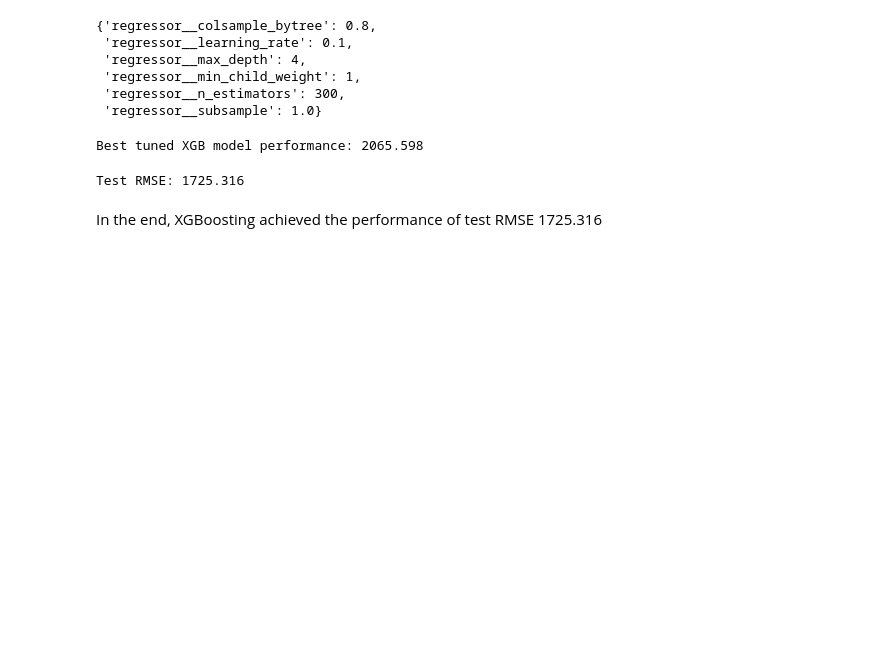
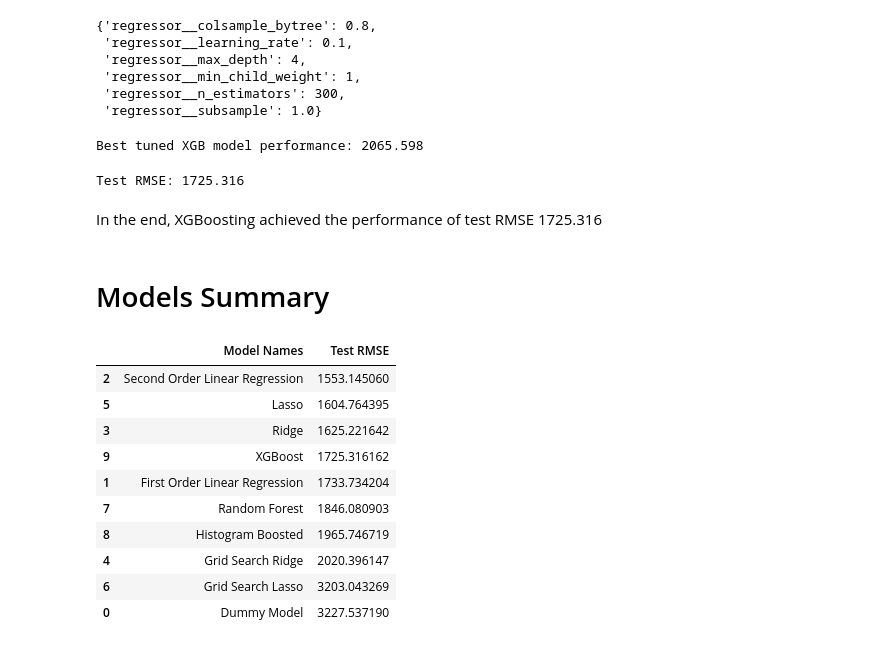
Before and after one commit to samuel54illinois/NYC_TLC_Trip_Record_Analysis, a Jupyter notebook: notebook_analysis/3_weather_data_analysis.ipynb, the cells around one changed output. Cells and saved outputs as stored; diff of their text form; code cells hidden in the pictures; blank space fills up the shorter version.

```diff
--- a/notebook_analysis/3_weather_data_analysis.ipynb
+++ b/notebook_analysis/3_weather_data_analysis.ipynb
@@ -688,9 +688,9 @@ Note: n_iter_ returns the steps of iteration that it took for the model to stop
 # %%
 y_test_pred = best_lasso.predict(X_test)
 
-test_rmse = root_mean_squared_error(y_test, y_test_pred)
+grid_lasso_test_rmse = root_mean_squared_error(y_test, y_test_pred)
 
-print(f"Tuned Lasso RMSE: {test_rmse:.3f}")
+print(f"Tuned Lasso RMSE: {grid_lasso_test_rmse:.3f}")
 # %% [output]
 Tuned Lasso RMSE: 3203.043
 # %% [markdown]
@@ -802,6 +802,7 @@ print(f"Best Model, CV RMSE: {-tuned_model.best_score_:.3f}")
 # %% [output]
 Best Model, CV RMSE: 2127.696
 # %%
+rf_rmse = -tuned_model.score(X_test, y_test)
 print(f"Test RMSE: {-tuned_model.score(X_test, y_test):.3f}")
 # %% [output]
 Test RMSE: 1846.081
@@ -905,6 +906,7 @@ print(f"Best Model, CV RMSE: {-tuned_model.best_score_:.3f}")
 # %% [output]
 Best Model, CV RMSE: 2399.034
 # %%
+hb_rmse = -tuned_model.score(X_test,y_test)
 print(f"Test RMSE: {-tuned_model.score(X_test, y_test):.3f}")
 # %% [output]
 Test RMSE: 1965.747
@@ -1016,8 +1018,52 @@ print(f"Best tuned XGB model performance: {-tuned_xgb.best_score_:.3f}")
 # %% [output]
 Best tuned XGB model performance: 2065.598
 # %%
+xgb_rmse = -tuned_xgb.score(X_test, y_test)
 print(f"Test RMSE: {-tuned_xgb.score(X_test, y_test):.3f}")
 # %% [output]
 Test RMSE: 1725.316
 # %% [markdown]
 In the end, XGBoosting achieved the performance of test RMSE 1725.316
+# %% [markdown]
+# Models Summary
+# %%
+model_names = ["Dummy Model",
+               "First Order Linear Regression",
+               "Second Order Linear Regression",
+               "Ridge",
+               "Grid Search Ridge",
+               "Lasso",
+               "Grid Search Lasso",
+               "Random Forest",
+               "Histogram Boosted",
+               "XGBoost"]
+
+rmses = [dummy_test_rmse,
+         test_rmse_first,
+         test_rmse_second,
+         ridge_test_rmse,
+         gird_ridge_test_rmse,
+         lasso_test_rmse,
+         grid_lasso_test_rmse,
+         rf_rmse,
+         hb_rmse,
+         xgb_rmse]
+
+rmse_df = pd.DataFrame({
+    "Model Names" : model_names,
+    "Test RMSE" : rmses
+})
+
+rmse_df.sort_values(by="Test RMSE", ascending=True)
+# %% [output]
+|  | Model Names | Test RMSE |
+| 2 | Second Order Linear Regression | 1553.145060 |
+| 5 | Lasso | 1604.764395 |
+| 3 | Ridge | 1625.221642 |
+| 9 | XGBoost | 1725.316162 |
+| 1 | First Order Linear Regression | 1733.734204 |
+| 7 | Random Forest | 1846.080903 |
+| 8 | Histogram Boosted | 1965.746719 |
+| 4 | Grid Search Ridge | 2020.396147 |
+| 6 | Grid Search Lasso | 3203.043269 |
+| 0 | Dummy Model | 3227.537190 |
```
Also changed, not shown: parts of 5 cells of this notebook.
